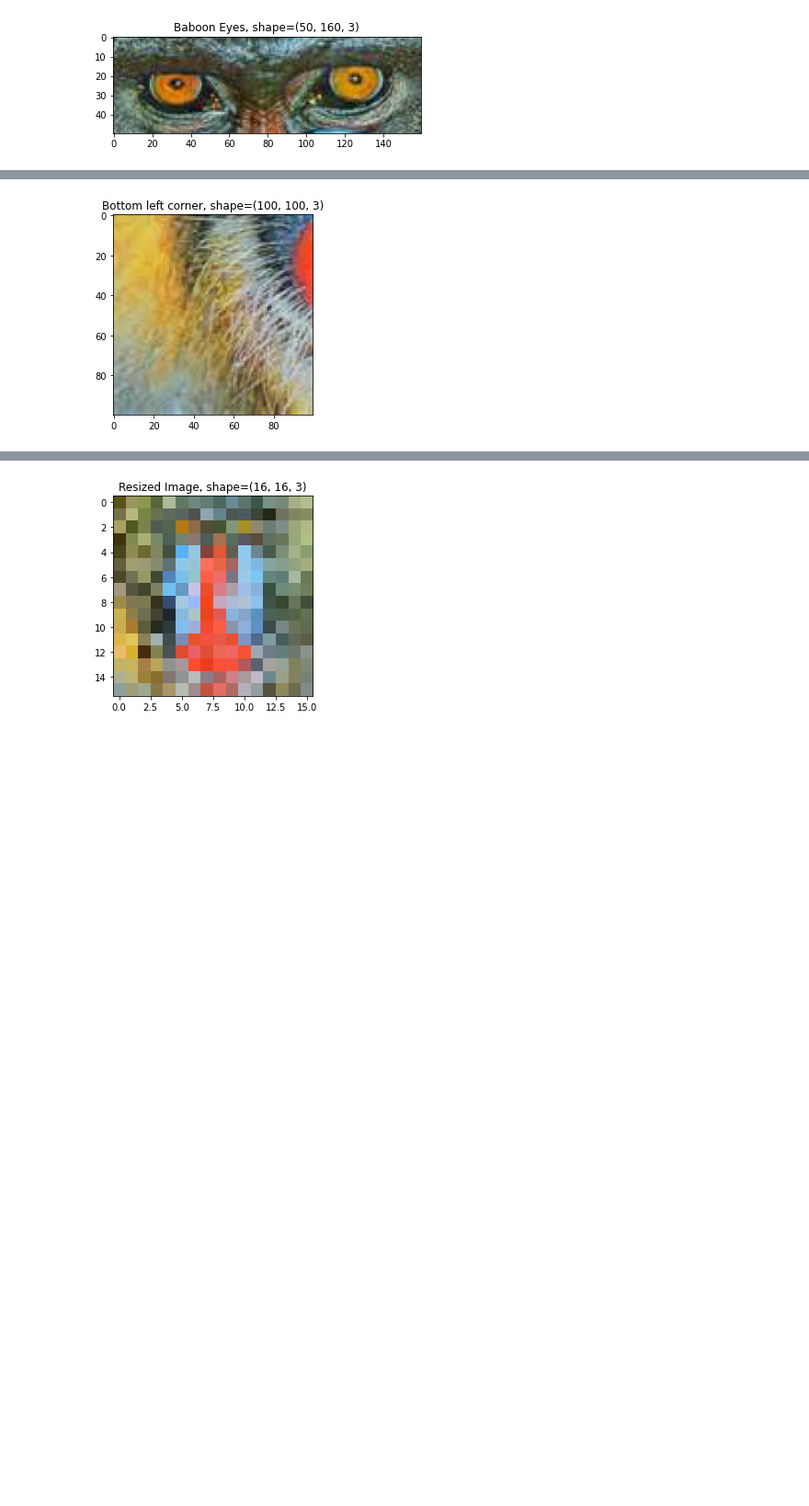
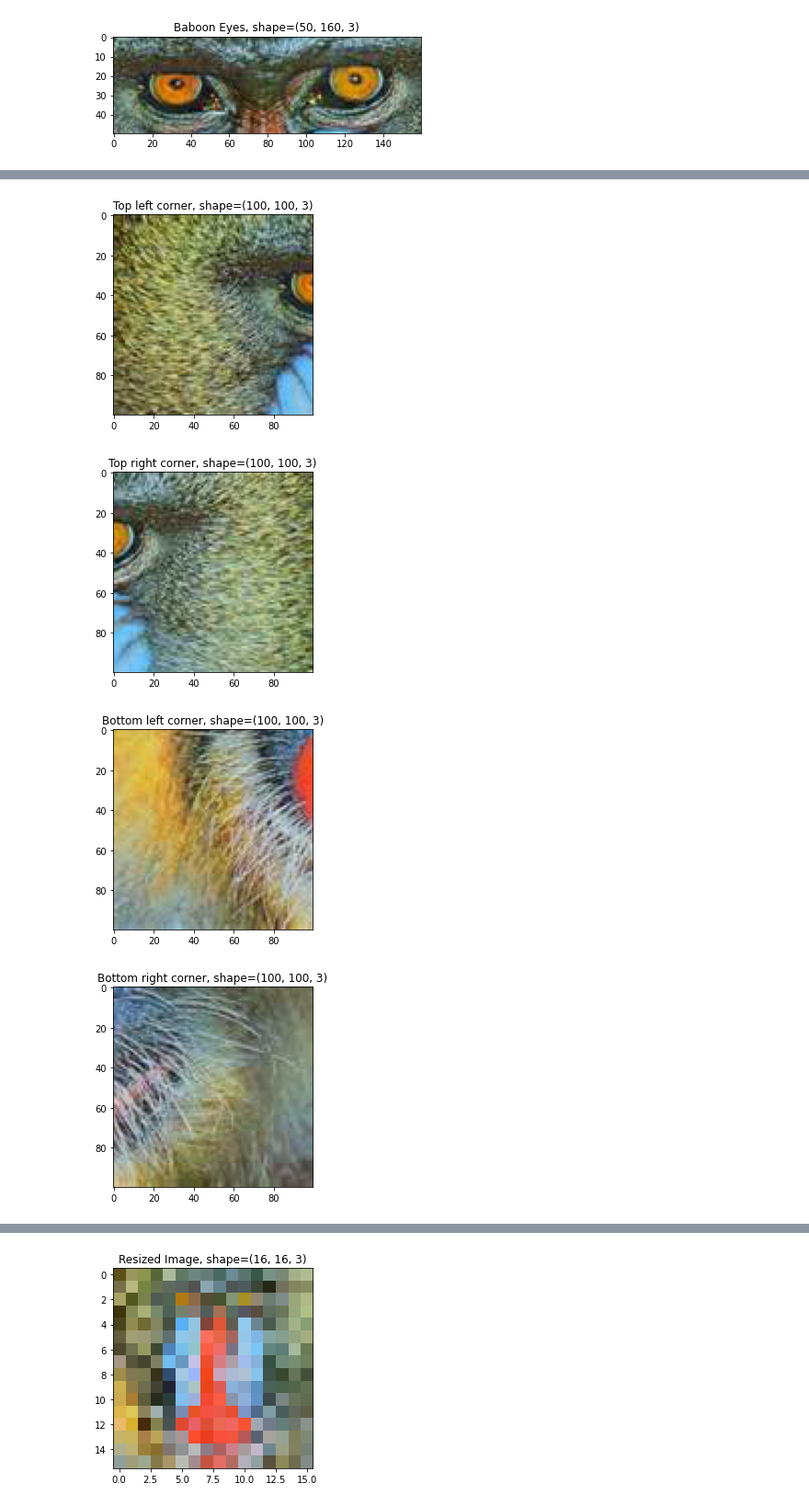
Before and after one commit to brentyi/ai4all_robotics_2020, a Jupyter notebook: computer_vision/cv2.ipynb, the cells around one changed output, grey strips where cells are left out. Shown at 92% size. Drawn from its saved outputs; the diff is of its cells as text; code cells hidden in the pictures; blank space fills up the shorter version.

```diff
--- a/computer_vision/cv2.ipynb
+++ b/computer_vision/cv2.ipynb
@@ -52,10 +52,16 @@ Try cropping the image for yourself in the cell below; see if you can pull out a
 > Your response here!
 # %%
 # ~~START DELETE~~
+visualize_rgb("Top left corner", rgb_image[:100, :100, :])
+visualize_rgb("Top right corner", rgb_image[:100, -100:, :])
 visualize_rgb("Bottom left corner", rgb_image[-100:, :100, :])
+visualize_rgb("Bottom right corner", rgb_image[-100:, -100:, :])
 # ~~END DELETE~~
 # %% [output]
-[figure, old version]
+[figure, new version]
+[figure, added]
+[figure, added]
+[figure, added]
 # %% [markdown]
 ### 2. Resizing
 
```
Also changed, not shown: parts of 13 cells of this notebook, 2 other files.
